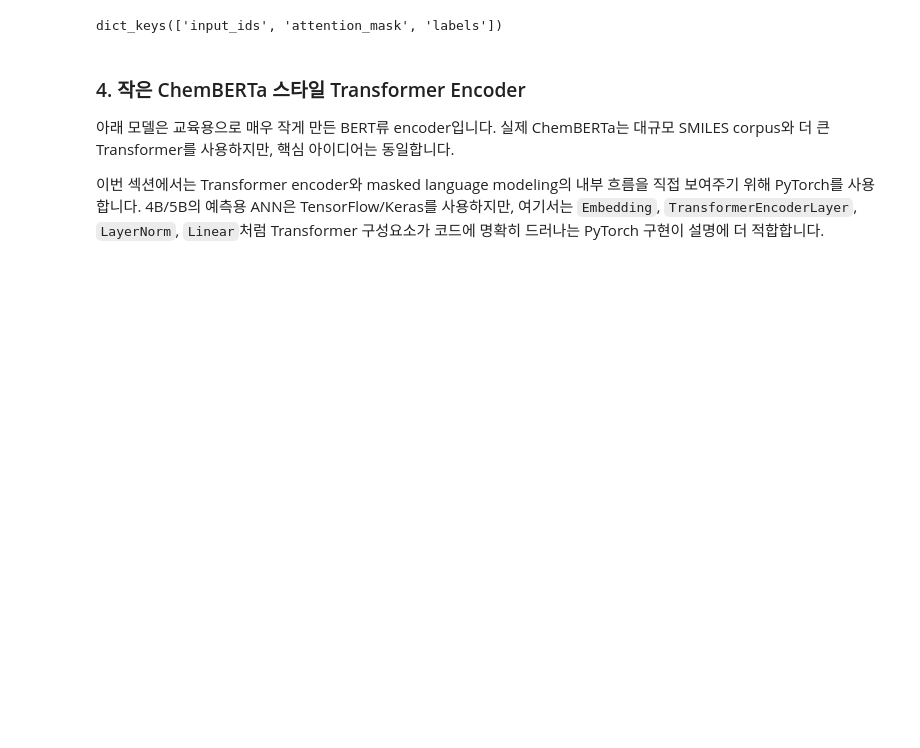
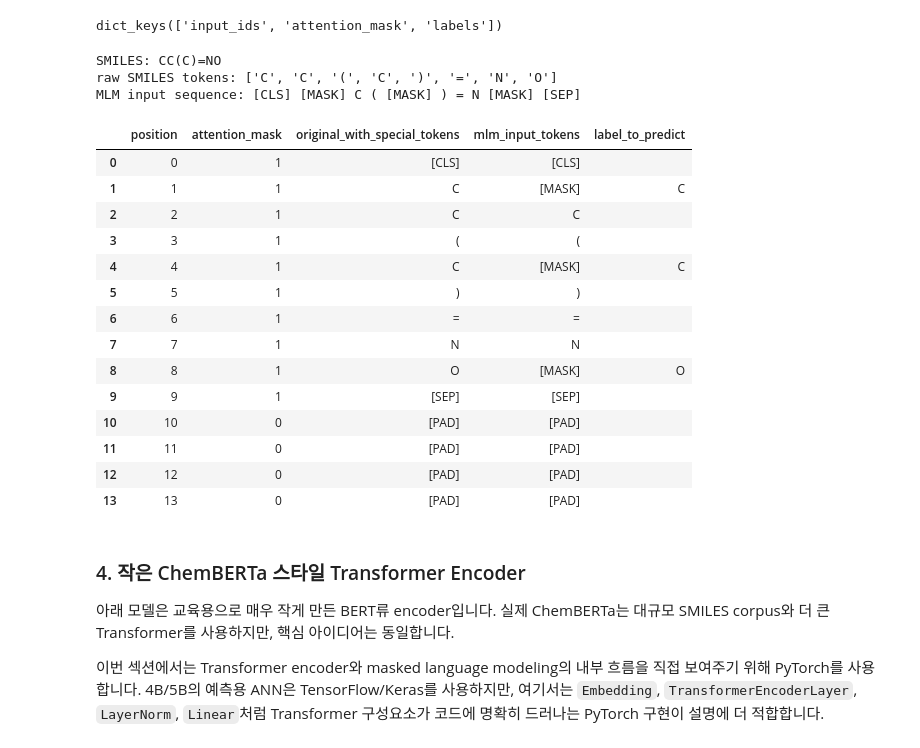
Before and after one commit to combio-dku/scoda_explorer, a Jupyter notebook: Notebooks/bio_bigdata_workshop_5A_qm9_smiles_representation_learning.ipynb, the cells around one changed output. Saved outputs shown, nothing was run; the diff lists cells and outputs as text; code cells hidden in the pictures; blank space fills up the shorter version.

```diff
--- a/Notebooks/bio_bigdata_workshop_5A_qm9_smiles_representation_learning.ipynb
+++ b/Notebooks/bio_bigdata_workshop_5A_qm9_smiles_representation_learning.ipynb
@@ -299,6 +311,55 @@ valid_loader = DataLoader(SmilesMLMDataset(valid_tokens), batch_size=256, shuffl
 next(iter(train_loader)).keys()
 # %% [output]
 dict_keys(['input_ids', 'attention_mask', 'labels'])
+# %%
+# [CLS], [SEP], [PAD], [MASK]가 실제 input sequence에 들어가는 모습 확인
+example_idx = next(i for i, toks in enumerate(tokenized) if len(toks) >= 8)
+example_smiles = qm9.loc[example_idx, "smiles"]
+example_tokens = tokenized[example_idx]
+
+ids, attention_mask = encode_tokens(example_tokens)
+seq_len = int(np.sum(attention_mask))
+original_tokens = [itos[token_id] for token_id in ids]
+
+masked_ids = ids.copy()
+labels = ["" for _ in ids]
+mask_positions = np.linspace(1, seq_len - 2, num=min(3, seq_len - 2), dtype=int)
+for pos in mask_positions:
+    labels[pos] = original_tokens[pos]
+    masked_ids[pos] = MASK_ID
+
+masked_tokens = [itos[token_id] for token_id in masked_ids]
+example_df = pd.DataFrame({
+    "position": np.arange(MAX_LEN),
+    "attention_mask": attention_mask,
+    "original_with_special_tokens": original_tokens,
+    "mlm_input_tokens": masked_tokens,
+    "label_to_predict": labels,
+})
+
+print("SMILES:", example_smiles)
+print("raw SMILES tokens:", example_tokens)
+print("MLM input sequence:", " ".join(masked_tokens[:seq_len]))
+display(example_df.head(seq_len + 4))
+# %% [output]
+SMILES: CC(C)=NO
+raw SMILES tokens: ['C', 'C', '(', 'C', ')', '=', 'N', 'O']
+MLM input sequence: [CLS] [MASK] C ( [MASK] ) = N [MASK] [SEP]
+|  | position | attention_mask | original_with_special_tokens | mlm_input_tokens | label_to_predict |
+| 0 | 0 | 1 | [CLS] | [CLS] |  |
+| 1 | 1 | 1 | C | [MASK] | C |
+| 2 | 2 | 1 | C | C |  |
+| 3 | 3 | 1 | ( | ( |  |
+| 4 | 4 | 1 | C | [MASK] | C |
+| 5 | 5 | 1 | ) | ) |  |
+| 6 | 6 | 1 | = | = |  |
+| 7 | 7 | 1 | N | N |  |
+| 8 | 8 | 1 | O | [MASK] | O |
+| 9 | 9 | 1 | [SEP] | [SEP] |  |
+| 10 | 10 | 0 | [PAD] | [PAD] |  |
+| 11 | 11 | 0 | [PAD] | [PAD] |  |
+| 12 | 12 | 0 | [PAD] | [PAD] |  |
+| 13 | 13 | 0 | [PAD] | [PAD] |  |
 # %% [markdown]
 ### 4. 작은 ChemBERTa 스타일 Transformer Encoder
 
```
Also changed, not shown: parts of 12 cells of this notebook.
